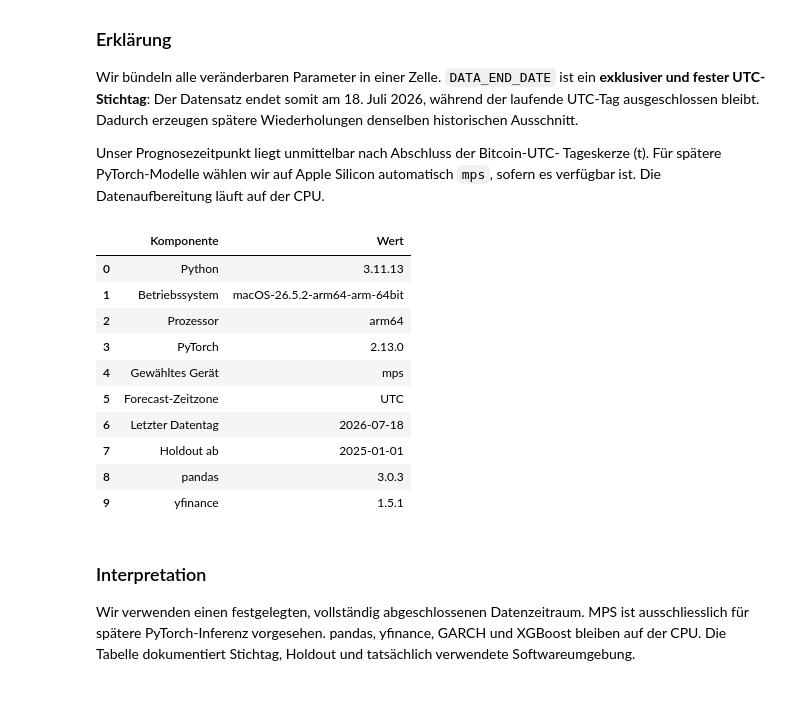
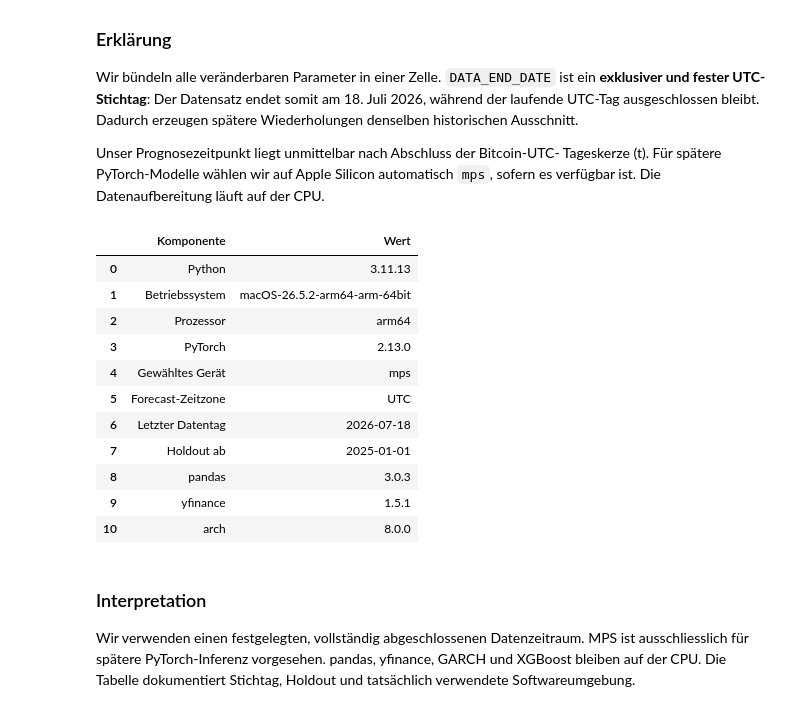
Before and after one commit to Steff72/CSP1, a Jupyter notebook: notebooks/bitcoin_volatility_forecasting.ipynb, the cells around one changed output. Cells and saved outputs as stored; diff of their text form; code cells hidden in the pictures.

```diff
--- a/notebooks/01_data_preparation_and_eda.ipynb
+++ b/notebooks/bitcoin_volatility_forecasting.ipynb
@@ -45,6 +46,8 @@ from importlib.metadata import PackageNotFoundError, version
 from pathlib import Path
 import platform
 import random
+import time
+import warnings
 
 from IPython.display import Markdown, display
 import matplotlib.pyplot as plt
@@ -53,6 +56,7 @@ import pandas as pd
 import requests
 import seaborn as sns
 import yfinance as yf
+from arch import arch_model
 
 # Keep all configuration visible and reproducible
 RANDOM_SEED = 42
@@ -139,34 +143,37 @@ environment_table = pd.DataFrame(
             "Holdout ab",
             "pandas",
             "yfinance",
+            "arch",
         ],
         "Wert": [
             platform.python_version(),
             platform.platform(),
             platform.machine(),
             TORCH_VERSION,
             DEVICE,
             FORECAST_TIMEZONE,
             last_included_date.date(),
             HOLDOUT_START.date(),
             installed_version("pandas"),
             installed_version("yfinance"),
+            installed_version("arch"),
         ],
     }
 )
 display(environment_table)
 # %% [output]
 |  | Komponente | Wert |
 | 0 | Python | 3.11.13 |
 | 1 | Betriebssystem | macOS-26.5.2-arm64-arm-64bit |
 | 2 | Prozessor | arm64 |
 | 3 | PyTorch | 2.13.0 |
 | 4 | Gewähltes Gerät | mps |
 | 5 | Forecast-Zeitzone | UTC |
 | 6 | Letzter Datentag | 2026-07-18 |
 | 7 | Holdout ab | 2025-01-01 |
 | 8 | pandas | 3.0.3 |
 | 9 | yfinance | 1.5.1 |
+| 10 | arch | 8.0.0 |
 # %% [markdown]
 ### Interpretation
 
```
Also changed, not shown: parts of 20 cells of this notebook, 3 other files.
